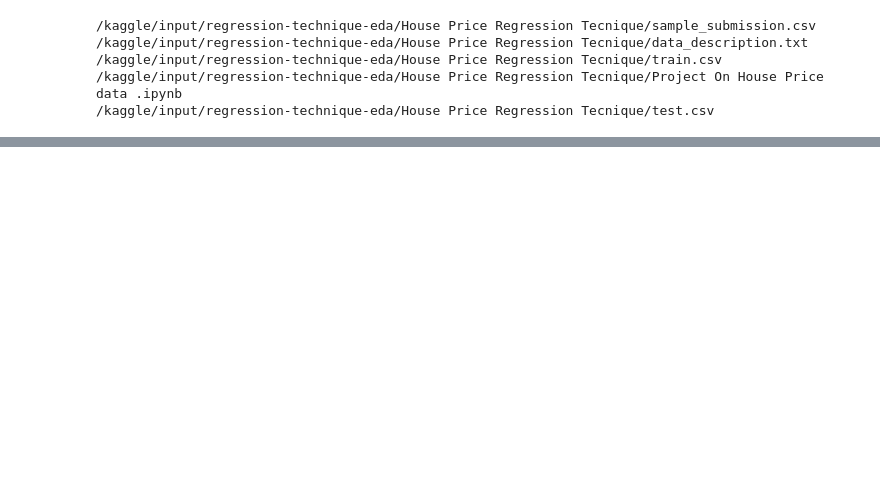
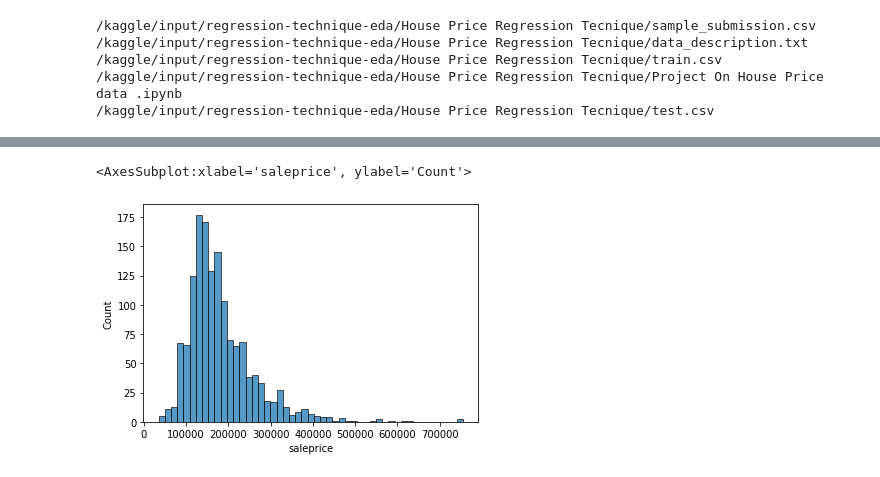
Before and after one commit to jayapat/datascience_projects, a Jupyter notebook: project-2-house-price-eda.ipynb, the cells around one changed output, grey strips where cells are left out. Saved outputs shown, nothing was run; the diff lists cells and outputs as text; code cells hidden in the pictures; blank space fills up the shorter version.

```diff
--- a/project-2-house-price-eda.ipynb
+++ b/project-2-house-price-eda.ipynb
@@ -49,0 +123,6 @@ train_df.describe()
+# %%
+import seaborn as sns
+sns.histplot(train_df, x = train_df.saleprice)
+# %% [output]
+<AxesSubplot:xlabel='saleprice', ylabel='Count'>
+[figure, added]
```
Also changed, not shown: parts of 12 cells of this notebook.
